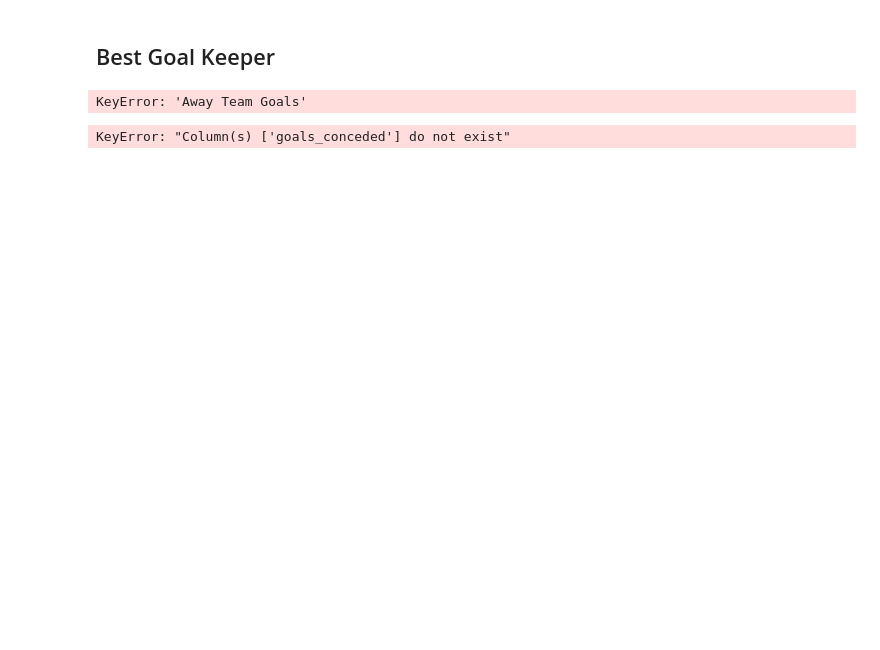
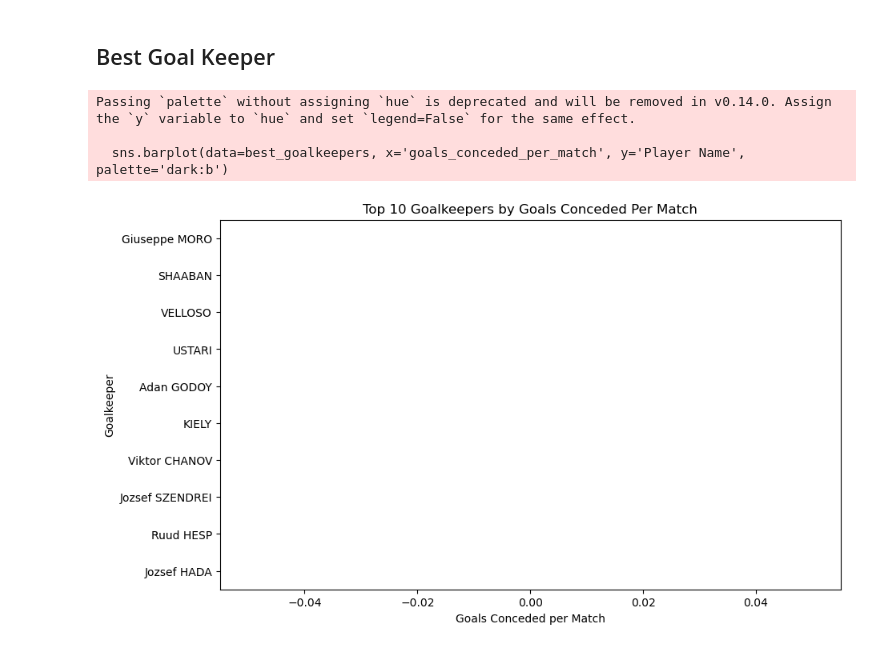
Before and after one commit to UsmanAhamed12/Data-Analyst-Intern-Project, a Jupyter notebook: FIFA WORLD CUP ANALYSIS PROJECT/NoteBooks/EDA_worldcupplayers.ipynb, the cells around one changed output. Cells and saved outputs as stored; diff of their text form; code cells hidden in the pictures; blank space fills up the shorter version.

```diff
--- a/FIFA WORLD CUP ANALYSIS PROJECT/NoteBooks/EDA_worldcupplayers.ipynb
+++ b/FIFA WORLD CUP ANALYSIS PROJECT/NoteBooks/EDA_worldcupplayers.ipynb
@@ -123,22 +123,17 @@ home_goalkeepers = goalkeepers.merge(df[['MatchID', 'Home Team Goals', 'Away Tea
                                      right_on=['MatchID', 'Home Team Initials'],
                                      how='inner')
 
-home_goalkeepers['goals_conceded'] = home_goalkeepers['Away Team Goals']
-#home_goalkeepers.rename({'Away Team Goals': 'goals_conceded'})
+home_goalkeepers['goals_conceded'] = home_goalkeepers['Away Team Goals_y']
 
 # Goals conceded by goalkeepers playing as the away team
 away_goalkeepers = goalkeepers.merge(df[['MatchID', 'Home Team Goals', 'Away Team Goals', 'Away Team Initials']],
                                      left_on=['MatchID', 'Team Initials'],
                                      right_on=['MatchID', 'Away Team Initials'],
                                      how='inner')
-#away_goalkeepers['goals_conceded'] = away_goalkeepers['Home Team Goals']
-away_goalkeepers.rename({'Home Team Goals': 'goals_conceded'})
+away_goalkeepers['goals_conceded'] = away_goalkeepers['Home Team Goals_y']
 
 # Combine home and away goalkeepers data
 all_goalkeepers = pd.concat([home_goalkeepers, away_goalkeepers])
-all_goalkeepers
-# %% [output]
-KeyError: 'Away Team Goals'
 # %%
 # Aggregate by goalkeeper to find total goals conceded and number of matches
 goalkeeper_stats = all_goalkeepers.groupby(['Player Name', 'Team Initials']).agg(
@@ -148,5 +143,17 @@ goalkeeper_stats = all_goalkeepers.groupby(['Player Name', 'Team Initials']).agg
 
 # Calculate goals conceded per match
 goalkeeper_stats['goals_conceded_per_match'] = goalkeeper_stats['total_goals_conceded'] / goalkeeper_stats['matches_played']
-# %% [output]
-KeyError: "Column(s) ['goals_conceded'] do not exist"
+# %%
+best_goalkeepers = goalkeeper_stats.sort_values(by='goals_conceded_per_match').head(10)
+# %%
+plt.figure(figsize=(10, 6))
+sns.barplot(data=best_goalkeepers, x='goals_conceded_per_match', y='Player Name', palette='dark:b')
+plt.title('Top 10 Goalkeepers by Goals Conceded Per Match')
+plt.xlabel('Goals Conceded per Match')
+plt.ylabel('Goalkeeper')
+plt.show()
+# %% [output]
+Passing `palette` without assigning `hue` is deprecated and will be removed in v0.14.0. Assign the `y` variable to `hue` and set `legend=False` for the same effect.
+
+  sns.barplot(data=best_goalkeepers, x='goals_conceded_per_match', y='Player Name', palette='dark:b')
+[figure, added]
```
Also changed, not shown: parts of 1 cell of this notebook.
